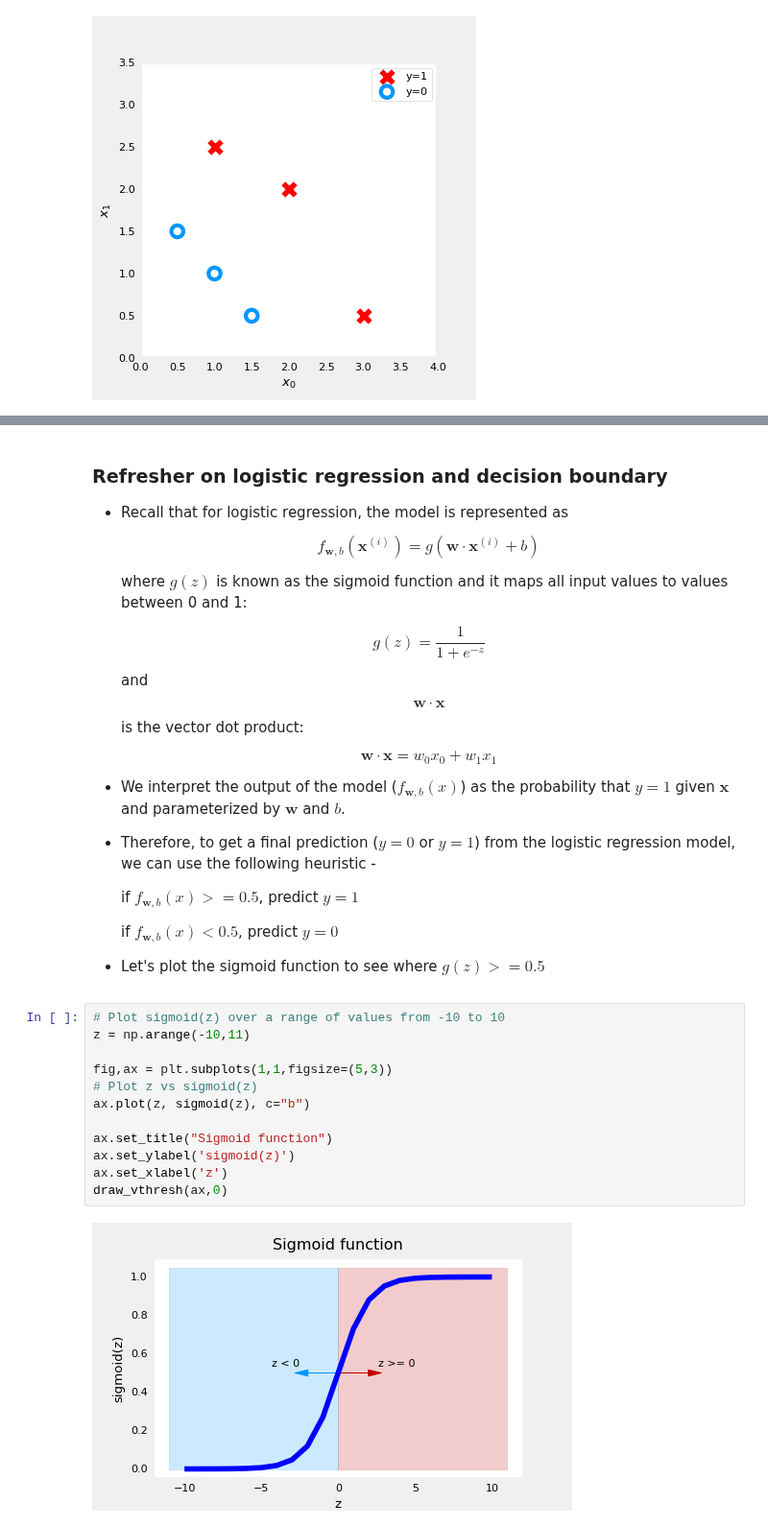
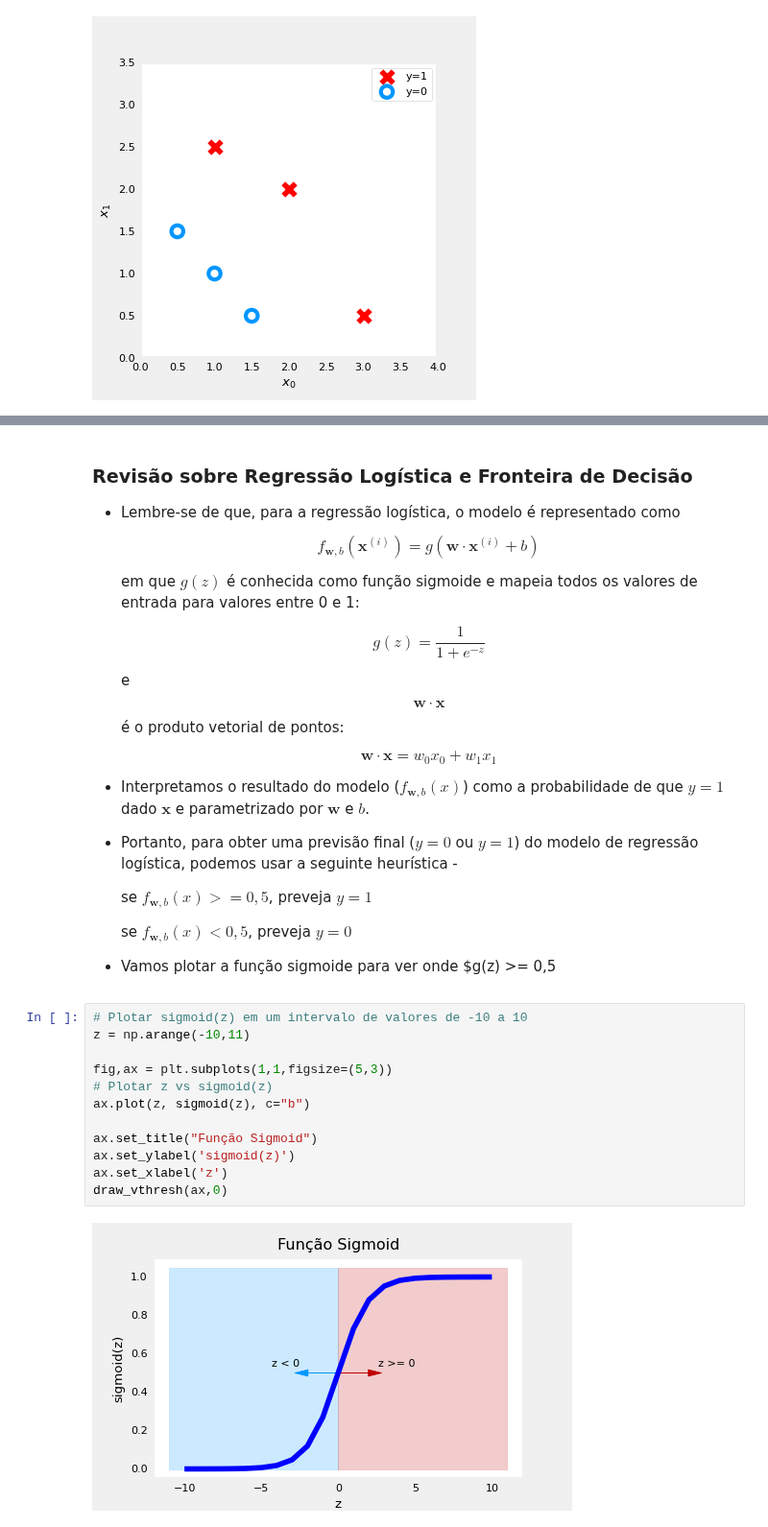
Before and after one commit to fabiobento/dnn-course-2024-1, a Jupyter notebook: 00_course_folder/ml_intro/class_03/Laboratórios/C1_W3_Lab03_Decision_Boundary_Soln.ipynb, the cells around one changed output, grey strips where cells are left out. Shown at 96% size. Cells and saved outputs as stored; diff of their text form.

Commit message:
decision boundary

```diff
--- a/00_course_folder/ml_intro/class_03/Laboratórios/C1_W3_Lab03_Decision_Boundary_Soln.ipynb
+++ b/00_course_folder/ml_intro/class_03/Laboratórios/C1_W3_Lab03_Decision_Boundary_Soln.ipynb
@@ -106,39 +106,39 @@ Let's try to understand what this trained model is predicting by plotting its de
 # %% [markdown]
-### Refresher on logistic regression and decision boundary
+### Revisão sobre Regressão Logística e Fronteira de Decisão
 
-* Recall that for logistic regression, the model is represented as
+* Lembre-se de que, para a regressão logística, o modelo é representado como
 
   $$f_{\mathbf{w},b}(\mathbf{x}^{(i)}) = g(\mathbf{w} \cdot \mathbf{x}^{(i)} + b) \tag{1}$$
 
-  where $g(z)$ is known as the sigmoid function and it maps all input values to values between 0 and 1:
+  em que $g(z)$ é conhecida como função sigmoide e mapeia todos os valores de entrada para valores entre 0 e 1:
 
   $$g(z) = \frac{1}{1+e^{-z}}\tag{2}$$
-  and $$\mathbf{w} \cdot \mathbf{x}$$ is the vector dot product:
+  e $$\mathbf{w} \cdot \mathbf{x}$$ é o produto vetorial de pontos:
 
   $$\mathbf{w} \cdot \mathbf{x} = w_0 x_0 + w_1 x_1$$
 
 
- * We interpret the output of the model ($f_{\mathbf{w},b}(x)$) as the probability that $y=1$ given $\mathbf{x}$ and parameterized by $\mathbf{w}$ and $b$.
-* Therefore, to get a final prediction ($y=0$ or $y=1$) from the logistic regression model, we can use the following heuristic -
+ * Interpretamos o resultado do modelo ($f_{\mathbf{w},b}(x)$) como a probabilidade de que $y=1$ dado $\mathbf{x}$ e parametrizado por $\mathbf{w}$ e $b$.
+* Portanto, para obter uma previsão final ($y=0$ ou $y=1$) do modelo de regressão logística, podemos usar a seguinte heurística -
 
-  if $f_{\mathbf{w},b}(x) >= 0.5$, predict $y=1$
+  se $f_{\mathbf{w},b}(x) >= 0,5$, preveja $y=1$
 
-  if $f_{\mathbf{w},b}(x) < 0.5$, predict $y=0$
+  se $f_{\mathbf{w},b}(x) < 0,5$, preveja $y=0$
 
 
-* Let's plot the sigmoid function to see where $g(z) >= 0.5$
+* Vamos plotar a função sigmoide para ver onde $g(z) >= 0,5
 # %%
-# Plot sigmoid(z) over a range of values from -10 to 10
+# Plotar sigmoid(z) em um intervalo de valores de -10 a 10
 z = np.arange(-10,11)
 
 fig,ax = plt.subplots(1,1,figsize=(5,3))
-# Plot z vs sigmoid(z)
+# Plotar z vs sigmoid(z)
 ax.plot(z, sigmoid(z), c="b")
 
-ax.set_title("Sigmoid function")
+ax.set_title("Função Sigmoid")
 ax.set_ylabel('sigmoid(z)')
 ax.set_xlabel('z')
 draw_vthresh(ax,0)
 # %% [output]
-[figure, old version]
+[figure, new version]
 # %% [markdown]
```
Also changed, not shown: parts of 9 cells of this notebook.
